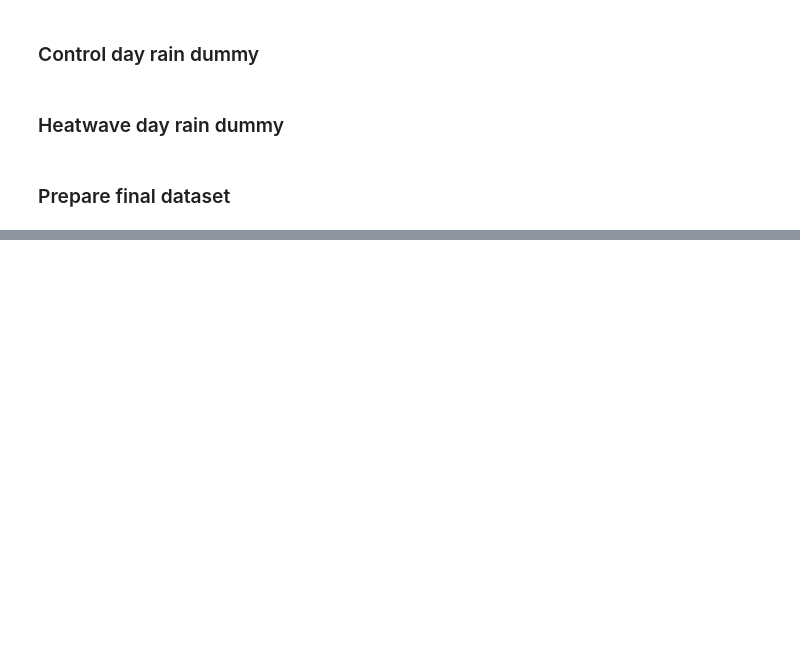
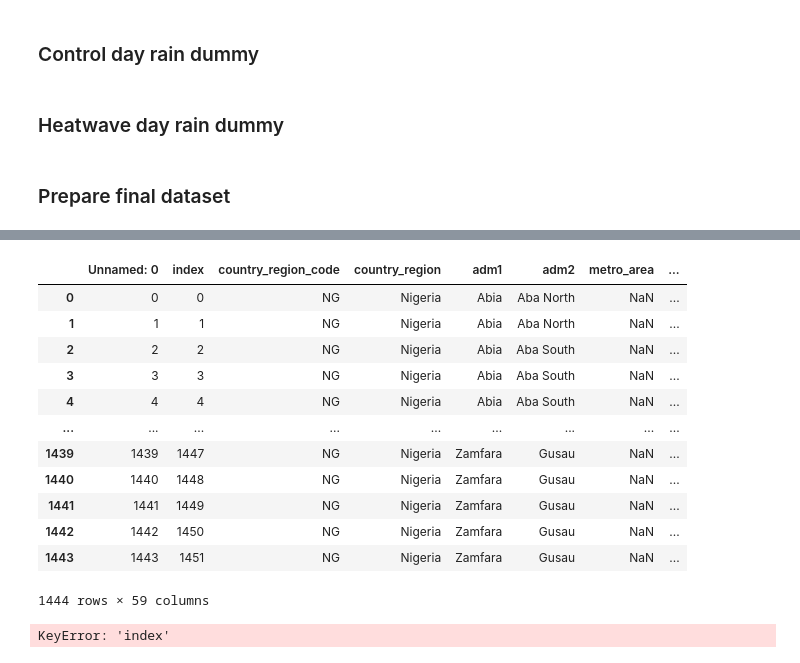
Before and after one commit to shivyucel/everyday_adaptation_paper, a Jupyter notebook: 0.5_feature_eng/0.2_clim_temp/nigeria.ipynb, the cells around one changed output, grey strips where cells are left out. Drawn from its saved outputs; the diff is of its cells as text; code cells hidden in the pictures; blank space fills up the shorter version.

```diff
--- a/0.5_feature_eng/0.2_clim_temp/nigeria.ipynb
+++ b/0.5_feature_eng/0.2_clim_temp/nigeria.ipynb
@@ -306,0 +458,20 @@ df = pd.read_csv(f'/Users/shivyucel/Documents/projects/DPhil/Code_Data/data/pape
+# %%
+ng
+# %% [output]
+|  | Unnamed: 0 | index | country_region_code | country_region | adm1 | adm2 | metro_area | ... |
+| 0 | 0 | 0 | NG | Nigeria | Abia | Aba North | NaN | ... |
+| 1 | 1 | 1 | NG | Nigeria | Abia | Aba North | NaN | ... |
+| 2 | 2 | 2 | NG | Nigeria | Abia | Aba South | NaN | ... |
+| 3 | 3 | 3 | NG | Nigeria | Abia | Aba South | NaN | ... |
+| 4 | 4 | 4 | NG | Nigeria | Abia | Aba South | NaN | ... |
+| ... | ... | ... | ... | ... | ... | ... | ... | ... |
+| 1439 | 1439 | 1447 | NG | Nigeria | Zamfara | Gusau | NaN | ... |
+| 1440 | 1440 | 1448 | NG | Nigeria | Zamfara | Gusau | NaN | ... |
+| 1441 | 1441 | 1449 | NG | Nigeria | Zamfara | Gusau | NaN | ... |
+| 1442 | 1442 | 1450 | NG | Nigeria | Zamfara | Gusau | NaN | ... |
+| 1443 | 1443 | 1451 | NG | Nigeria | Zamfara | Gusau | NaN | ... |
+1444 rows × 59 columns
+# %%
+df['index']
+# %% [output]
+KeyError: 'index'
```
Also changed, not shown: parts of 21 cells of this notebook, 6 other files.
